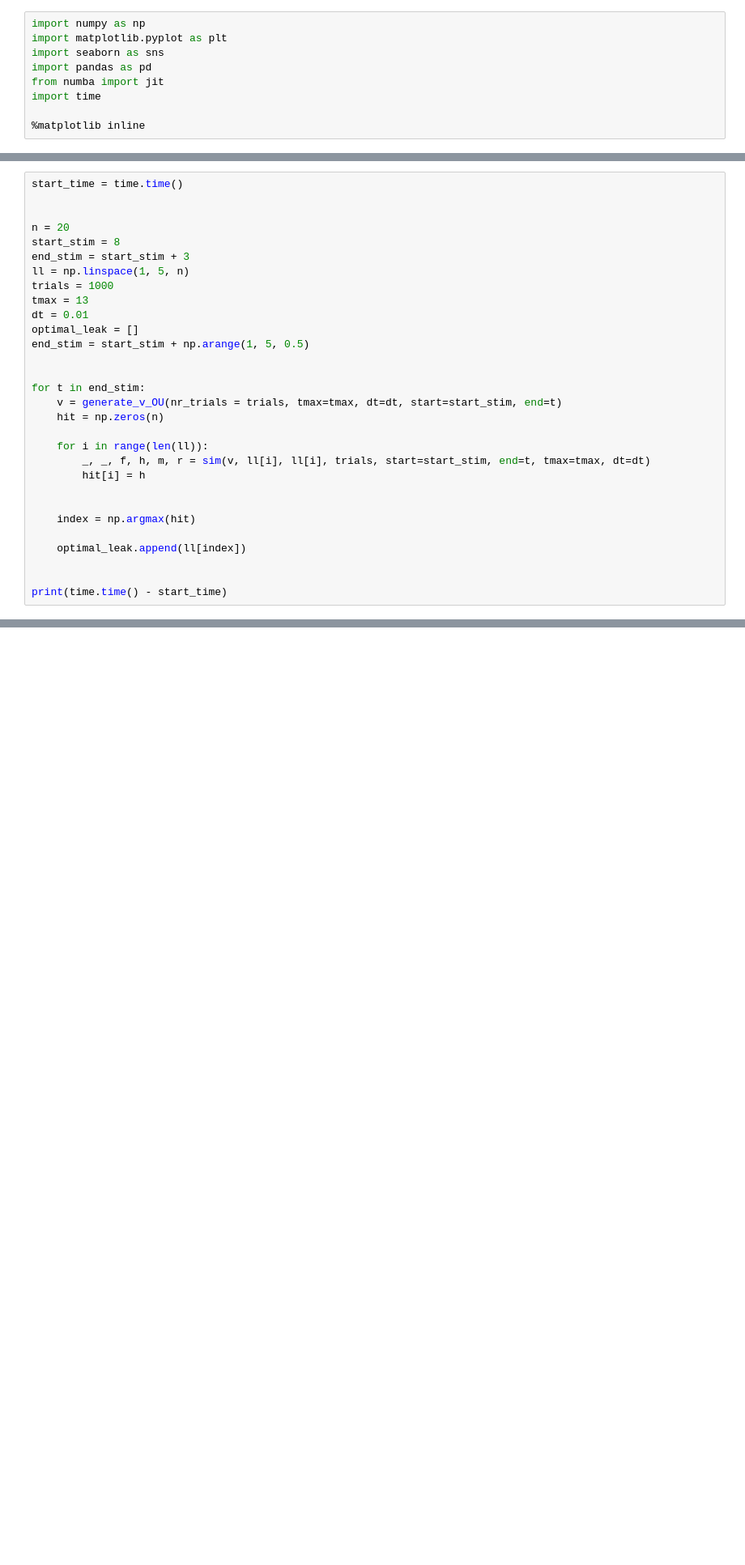
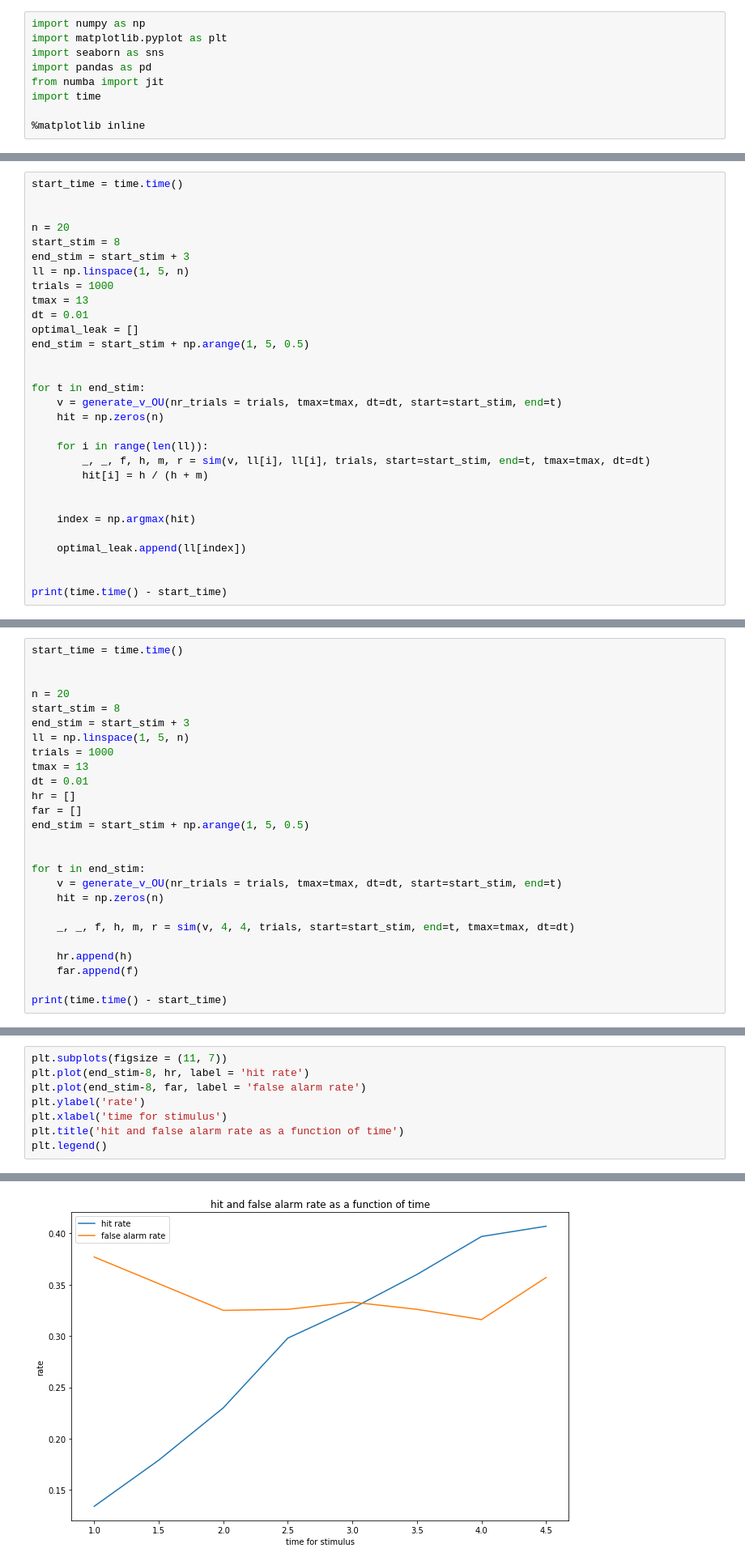
Before and after one commit to sarimaleem/behaviour-project, a Jupyter notebook: OU-SIM-WITH-TIME.ipynb, the cells around one changed output, grey strips where cells are left out. Shown at 81% size. Drawn from its saved outputs; the diff is of its cells as text; blank space fills up the shorter version.

```diff
--- a/OU-SIM-WITH-TIME.ipynb
+++ b/OU-SIM-WITH-TIME.ipynb
@@ -138,7 +146,7 @@ for t in end_stim:
 
     for i in range(len(ll)):
         _, _, f, h, m, r = sim(v, ll[i], ll[i], trials, start=start_stim, end=t, tmax=tmax, dt=dt)
-        hit[i] = h
+        hit[i] = h / (h + m)
 
 
     index = np.argmax(hit)
@@ -159,0 +168,26 @@ Text(0.5, 1.0, 'optimal leak as a function of time of stimulus')
+# %%
+start_time = time.time()
+
+
+n = 20
+start_stim = 8
+end_stim = start_stim + 3
+ll = np.linspace(1, 5, n)
+trials = 1000
+tmax = 13
+dt = 0.01
+hr = []
+far = []
+end_stim = start_stim + np.arange(1, 5, 0.5)
+
+
+for t in end_stim:
+    v = generate_v_OU(nr_trials = trials, tmax=tmax, dt=dt, start=start_stim, end=t)
+    hit = np.zeros(n)
+
+    _, _, f, h, m, r = sim(v, 4, 4, trials, start=start_stim, end=t, tmax=tmax, dt=dt)
+
+    hr.append(h)
+    far.append(f)
+
+print(time.time() - start_time)
@@ -159,0 +196,9 @@ Text(0.5, 1.0, 'optimal leak as a function of time of stimulus')
+# %%
+plt.subplots(figsize = (11, 7))
+plt.plot(end_stim-8, hr, label = 'hit rate')
+plt.plot(end_stim-8, far, label = 'false alarm rate')
+plt.ylabel('rate')
+plt.xlabel('time for stimulus')
+plt.title('hit and false alarm rate as a function of time')
+plt.legend()
+# %% [output]
@@ -159,0 +206 @@ Text(0.5, 1.0, 'optimal leak as a function of time of stimulus')
+[figure, added]
```
Also changed, not shown: parts of 6 cells of this notebook, 1 other file.
